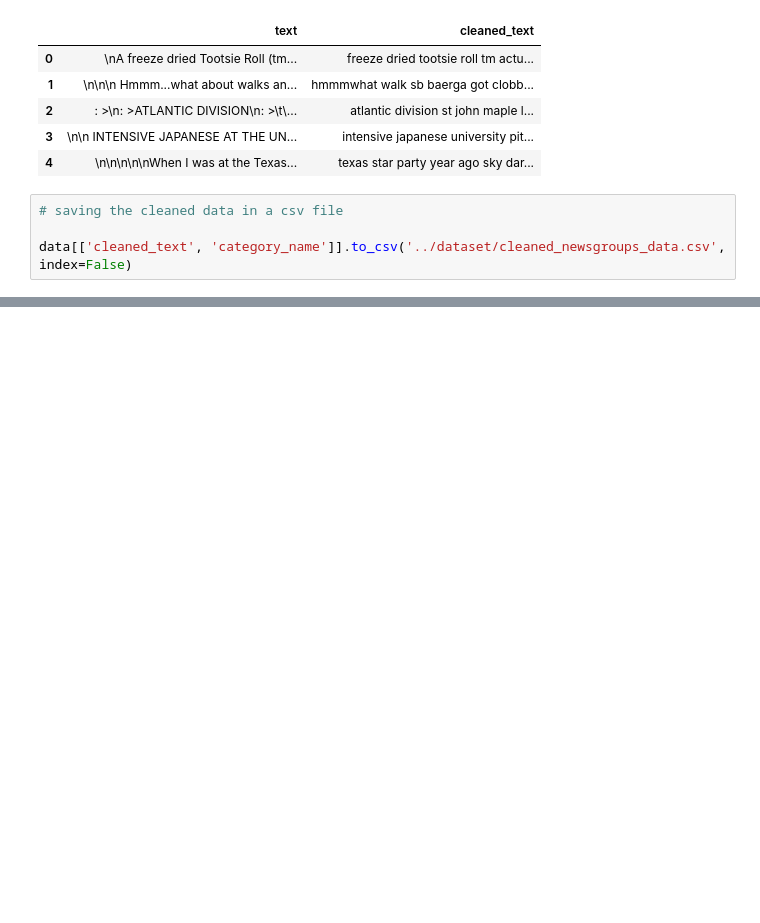
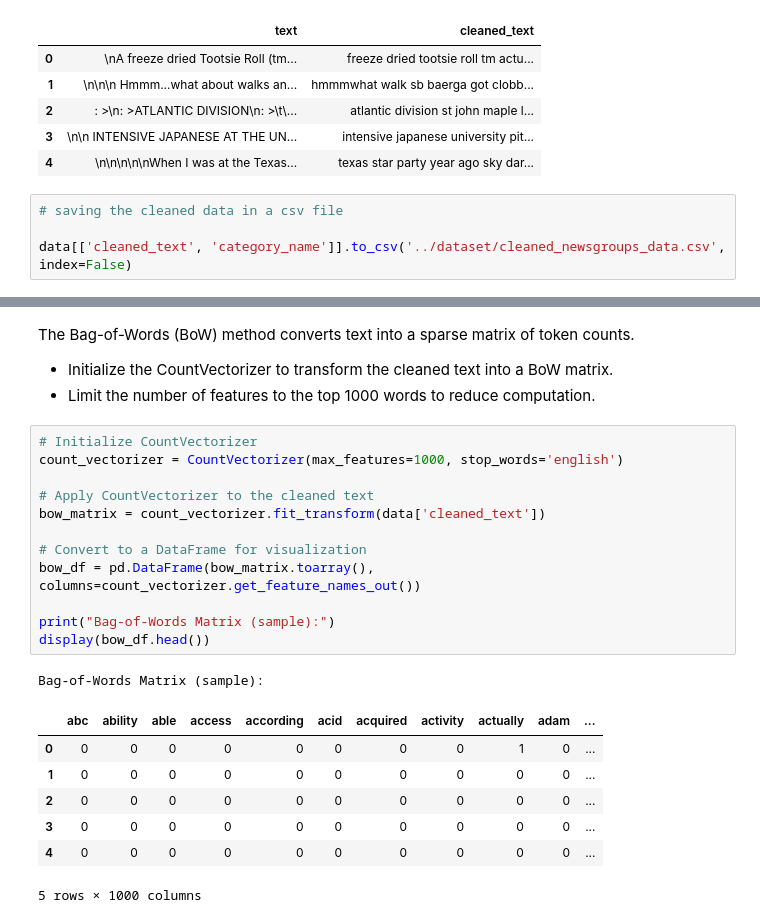
Before and after one commit to arifhaidari/NLP_exploration, a Jupyter notebook: topic_modeling_LDA/preprocessing.ipynb, the cells around one changed output, grey strips where cells are left out. Saved outputs shown, nothing was run; the diff lists cells and outputs as text; blank space fills up the shorter version.

```diff
--- a/topic_modeling_LDA/preprocessing.ipynb
+++ b/topic_modeling_LDA/preprocessing.ipynb
@@ -83,0 +109,26 @@ data[['cleaned_text', 'category_name']].to_csv('../dataset/cleaned_newsgroups_da
+# %% [markdown]
+The Bag-of-Words (BoW) method converts text into a sparse matrix of token counts.
+
+- Initialize the CountVectorizer to transform the cleaned text into a BoW matrix.
+- Limit the number of features to the top 1000 words to reduce computation.
+# %%
+# Initialize CountVectorizer
+count_vectorizer = CountVectorizer(max_features=1000, stop_words='english')
+
+# Apply CountVectorizer to the cleaned text
+bow_matrix = count_vectorizer.fit_transform(data['cleaned_text'])
+
+# Convert to a DataFrame for visualization
+bow_df = pd.DataFrame(bow_matrix.toarray(), columns=count_vectorizer.get_feature_names_out())
+
+print("Bag-of-Words Matrix (sample):")
+display(bow_df.head())
+# %% [output]
+Bag-of-Words Matrix (sample):
+|  | abc | ability | able | access | according | acid | acquired | activity | actually | adam | ... |
+| 0 | 0 | 0 | 0 | 0 | 0 | 0 | 0 | 0 | 1 | 0 | ... |
+| 1 | 0 | 0 | 0 | 0 | 0 | 0 | 0 | 0 | 0 | 0 | ... |
+| 2 | 0 | 0 | 0 | 0 | 0 | 0 | 0 | 0 | 0 | 0 | ... |
+| 3 | 0 | 0 | 0 | 0 | 0 | 0 | 0 | 0 | 0 | 0 | ... |
+| 4 | 0 | 0 | 0 | 0 | 0 | 0 | 0 | 0 | 0 | 0 | ... |
+5 rows × 1000 columns
```
Also changed, not shown: parts of 7 cells of this notebook, 1 other file.
